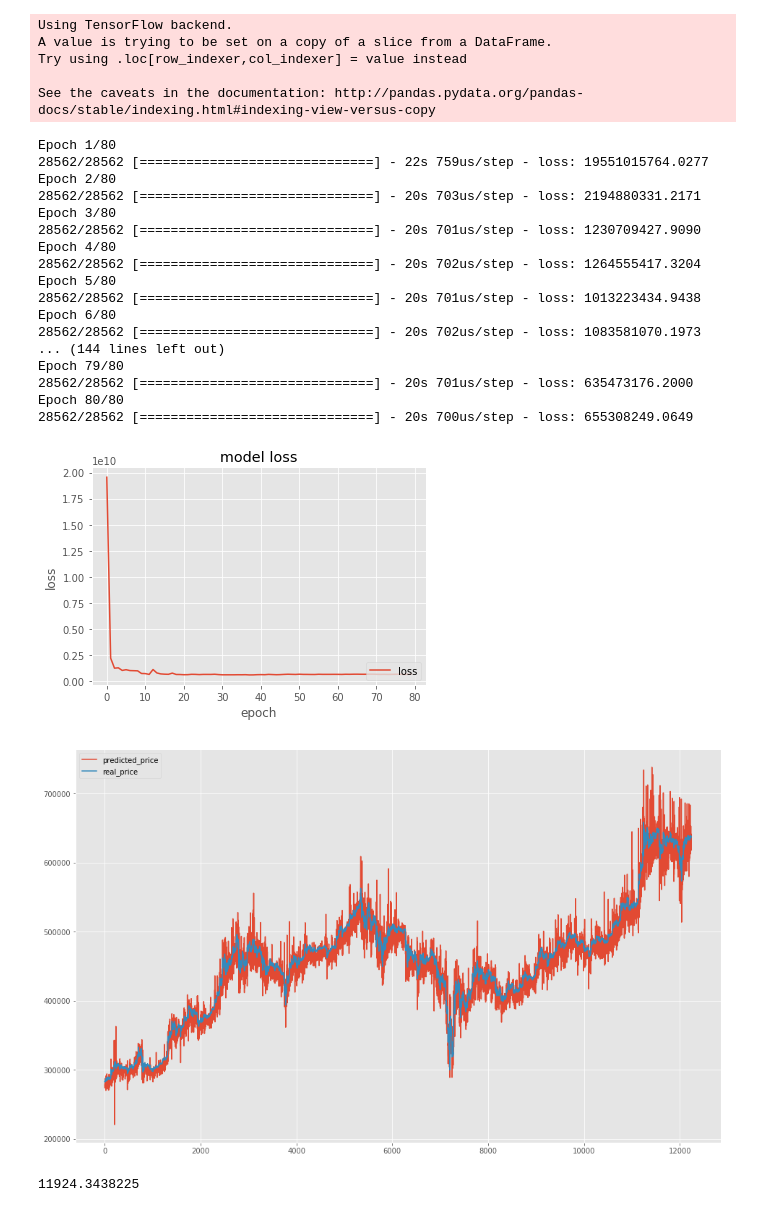
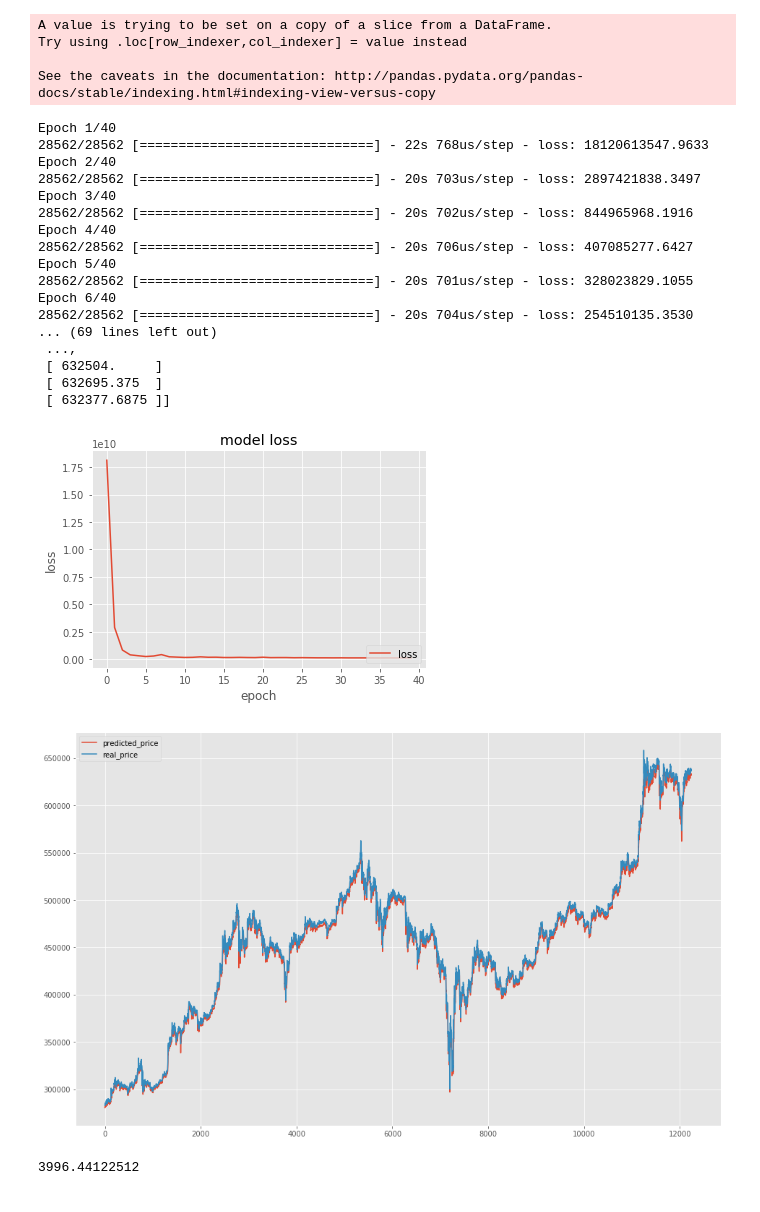
Before and after one commit to Shikugawa/CryptoCurrencyPredictor, a Jupyter notebook: src/train_lstm_price.ipynb, the cells around one changed output. Drawn from its saved outputs; the diff is of its cells as text; code cells hidden in the pictures.

```diff
--- a/src/train_lstm_price.ipynb
+++ b/src/train_lstm_price.ipynb
@@ -1,6 +1,7 @@
 # %%
 from keras.models import Sequential
 from keras.layers import Dense, Dropout
+from keras.layers.normalization import BatchNormalization
 from keras import regularizers
 from keras.layers.recurrent import LSTM
 from sklearn.metrics import mean_absolute_error
@@ -72,6 +73,7 @@ def training(x_train, y_train, x_test, y_test, term, option_length, neurons=128,
     model = Sequential()
     model.add(LSTM(neurons, batch_input_shape=(None, term, option_length),
                    recurrent_regularizer=regularizers.l2(0.), activation='relu'))
+    model.add(Dense(512, activation='relu'))
     model.add(Dropout(dropout))
     model.add(Dense(1, activation='linear'))
 
@@ -94,6 +96,7 @@ def training(x_train, y_train, x_test, y_test, term, option_length, neurons=128,
     plt.ylabel('loss')
     plt.legend(['loss'], loc='lower right')
 
+    print(predicted_price)
     datas.plot(figsize=(16, 10))
     plt.show()
     print(mean_absolute_error(np.reshape(y_test, (-1, )),
@@ -114,52 +117,51 @@ raw_data = raw_data.drop(["Timestamp"], axis=1)
 # append bolinger band
 raw_data = TechnicalTerm.bolinger_band(raw_data)
 # append conversion line
 raw_data = TechnicalTerm.conversion(raw_data)
 
 options = ["Open", "High", "Low", "Close", "Volume_(BTC)", "Volume_(Currency)", "Hour",
            "bolinger_upper1", "bolinger_lower1", "bolinger_upper2", "bolinger_lower2", "conversion"]
 df_train = raw_data[options]
 df_label = raw_data[["Weighted_Price"]]
 term = 10
 
 x_train, y_train, x_test, y_test = split_data(df_train, df_label)
 
 # ----train data noramlization---------
 x_train = x_train[options].values
 y_train = y_train.values
 x_train, y_train = create_data(x_train, y_train, term)
 # -------------------------------------
 
 # ----train data noramlization---------
 x_test = x_test[options].values
 y_test = y_test.values
 x_test, y_test = create_data(x_test, y_test, term)
 # -------------------------------------
 
-training(x_train, y_train, x_test, y_test, term, len(options), neurons=256, dropout=0.25, epoch=80)
+training(x_train, y_train, x_test, y_test, term, len(options), neurons=128, dropout=0.2, epoch=40)
 # %% [output]
-Using TensorFlow backend.
 A value is trying to be set on a copy of a slice from a DataFrame.
 Try using .loc[row_indexer,col_indexer] = value instead
 
 See the caveats in the documentation: http://pandas.pydata.org/pandas-docs/stable/indexing.html#indexing-view-versus-copy
-Epoch 1/80
-28562/28562 [==============================] - 22s 759us/step - loss: 19551015764.0277
-Epoch 2/80
-28562/28562 [==============================] - 20s 703us/step - loss: 2194880331.2171
-Epoch 3/80
-28562/28562 [==============================] - 20s 701us/step - loss: 1230709427.9090
-Epoch 4/80
-28562/28562 [==============================] - 20s 702us/step - loss: 1264555417.3204
-Epoch 5/80
-28562/28562 [==============================] - 20s 701us/step - loss: 1013223434.9438
-Epoch 6/80
-28562/28562 [==============================] - 20s 702us/step - loss: 1083581070.1973
-... (144 lines left out)
-Epoch 79/80
-28562/28562 [==============================] - 20s 701us/step - loss: 635473176.2000
-Epoch 80/80
-28562/28562 [==============================] - 20s 700us/step - loss: 655308249.0649
+Epoch 1/40
+28562/28562 [==============================] - 22s 768us/step - loss: 18120613547.9633
+Epoch 2/40
+28562/28562 [==============================] - 20s 703us/step - loss: 2897421838.3497
+Epoch 3/40
+28562/28562 [==============================] - 20s 702us/step - loss: 844965968.1916
+Epoch 4/40
+28562/28562 [==============================] - 20s 706us/step - loss: 407085277.6427
+Epoch 5/40
+28562/28562 [==============================] - 20s 701us/step - loss: 328023829.1055
+Epoch 6/40
+28562/28562 [==============================] - 20s 704us/step - loss: 254510135.3530
+... (69 lines left out)
+ ...,
+ [ 632504.     ]
+ [ 632695.375  ]
+ [ 632377.6875 ]]
-[figure, old version]
+[figure, new version]
-[figure, old version]
+[figure, new version]
-11924.3438225
+3996.44122512
```
